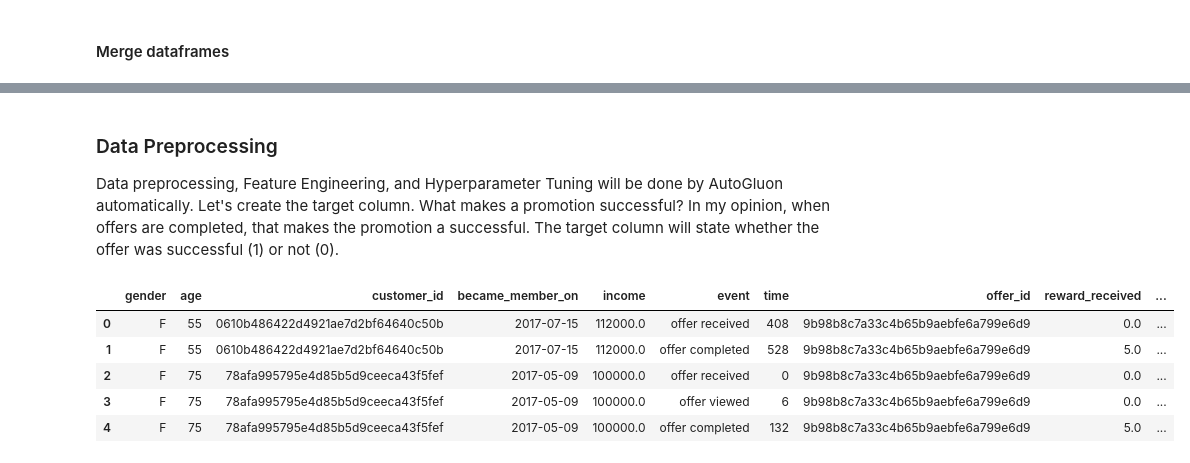
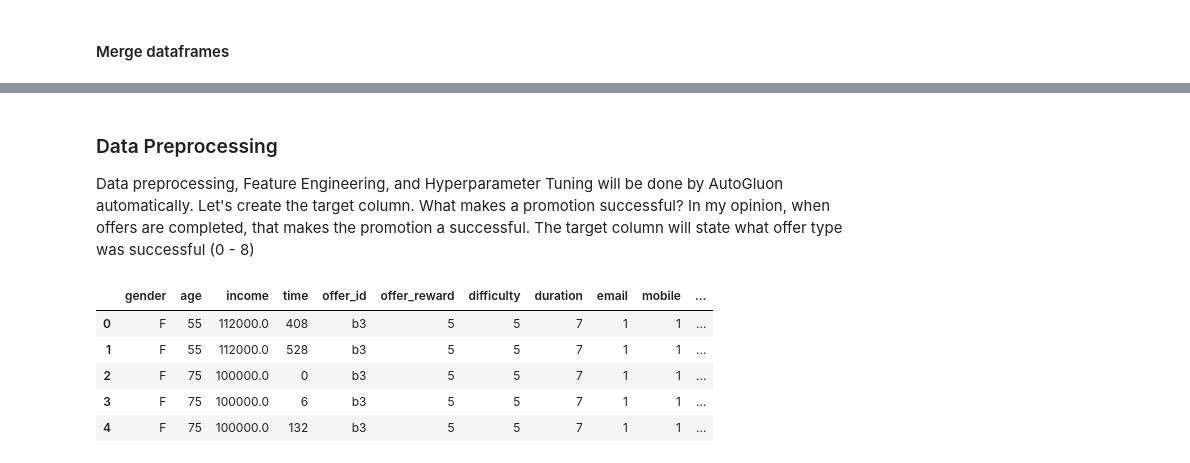
Before and after one commit to edidiongaligbe/Starbucks_Capstone_Project, a Jupyter notebook: Starbucks_Project.ipynb, the cells around one changed output, grey strips where cells are left out. Cells and saved outputs as stored; diff of their text form; code cells hidden in the pictures.

```diff
--- a/Starbucks_Project.ipynb
+++ b/Starbucks_Project.ipynb
@@ -463,0 +475,6 @@ transcript
+# %%
+# Shorten offer_id
+transcript['offer_id'].replace(offer_types, inplace=True)
+# Remove transaction data from transcript dataframe
+transcript = transcript[transcript.event != 'transaction']
+transcript
@@ -499,19 +510,42 @@ memory usage: 22.7+ MB
 ### Data Preprocessing
 
 Data preprocessing, Feature Engineering, and Hyperparameter Tuning  will be done by AutoGluon automatically. Let's create the target column.
-What makes a promotion successful? In my opinion, when offers are completed, that makes the promotion a successful. The target column will state whether the offer was successful (1) or not (0).
+What makes a promotion successful? In my opinion, when offers are completed, that makes the promotion a successful. The target column will state what offer type was successful (0 - 8)
+# %%
+def create_target():
+    result = []
+    for index, row in df.iterrows():
+        if row['event'] == 'offer completed' and row['offer_id'] == 'b1':
+            result.append(1)
+        elif row['event'] == 'offer completed' and row['offer_id'] == 'b2':
+            result.append(2)
+        elif row['event'] == 'offer completed' and row['offer_id'] == 'b3':
+            result.append(3)
+        elif row['event'] == 'offer completed' and row['offer_id'] == 'b4':
+            result.append(4)
+        elif row['event'] == 'offer completed' and row['offer_id'] == 'd1':
+            result.append(5)
+        elif row['event'] == 'offer completed' and row['offer_id'] == 'd2':
+            result.append(6)
+        elif row['event'] == 'offer completed' and row['offer_id'] == 'd3':
+            result.append(7)
+        elif row['event'] == 'offer completed' and row['offer_id'] == 'd4':
+            result.append(8)
+        else:
+            result.append(0)
+    return result
 # %%
 
 df['gender']=df['gender'].astype('category')
-df['event']=df['event'].astype('category')
-df['became_member_on'] = pd.to_datetime(df['became_member_on'], format='%Y%m%d')
+# Create an empty target column
+df['target'] = create_target()
 
-df['target'] = [0 if x == 0 else 1 for x in df['reward_received']]
+df.drop(columns = ['customer_id', 'became_member_on' , 'event',  'reward_received'], inplace = True)
 df.head()
 # %% [output]
-|  | gender | age | customer_id | became_member_on | income | event | time | offer_id | reward_received | ... |
-| 0 | F | 55 | 0610b486422d4921ae7d2bf64640c50b | 2017-07-15 | 112000.0 | offer received | 408 | 9b98b8c7a33c4b65b9aebfe6a799e6d9 | 0.0 | ... |
-| 1 | F | 55 | 0610b486422d4921ae7d2bf64640c50b | 2017-07-15 | 112000.0 | offer completed | 528 | 9b98b8c7a33c4b65b9aebfe6a799e6d9 | 5.0 | ... |
-| 2 | F | 75 | 78afa995795e4d85b5d9ceeca43f5fef | 2017-05-09 | 100000.0 | offer received | 0 | 9b98b8c7a33c4b65b9aebfe6a799e6d9 | 0.0 | ... |
-| 3 | F | 75 | 78afa995795e4d85b5d9ceeca43f5fef | 2017-05-09 | 100000.0 | offer viewed | 6 | 9b98b8c7a33c4b65b9aebfe6a799e6d9 | 0.0 | ... |
-| 4 | F | 75 | 78afa995795e4d85b5d9ceeca43f5fef | 2017-05-09 | 100000.0 | offer completed | 132 | 9b98b8c7a33c4b65b9aebfe6a799e6d9 | 5.0 | ... |
+|  | gender | age | income | time | offer_id | offer_reward | difficulty | duration | email | mobile | ... |
+| 0 | F | 55 | 112000.0 | 408 | b3 | 5 | 5 | 7 | 1 | 1 | ... |
+| 1 | F | 55 | 112000.0 | 528 | b3 | 5 | 5 | 7 | 1 | 1 | ... |
+| 2 | F | 75 | 100000.0 | 0 | b3 | 5 | 5 | 7 | 1 | 1 | ... |
+| 3 | F | 75 | 100000.0 | 6 | b3 | 5 | 5 | 7 | 1 | 1 | ... |
+| 4 | F | 75 | 100000.0 | 132 | b3 | 5 | 5 | 7 | 1 | 1 | ... |
```
Also changed, not shown: parts of 26 cells of this notebook.
